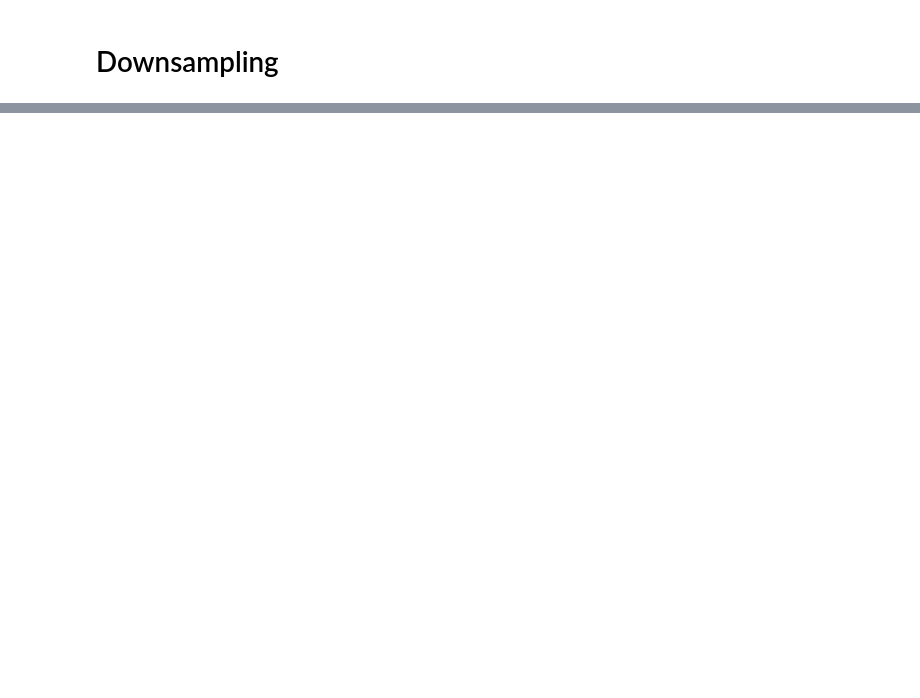
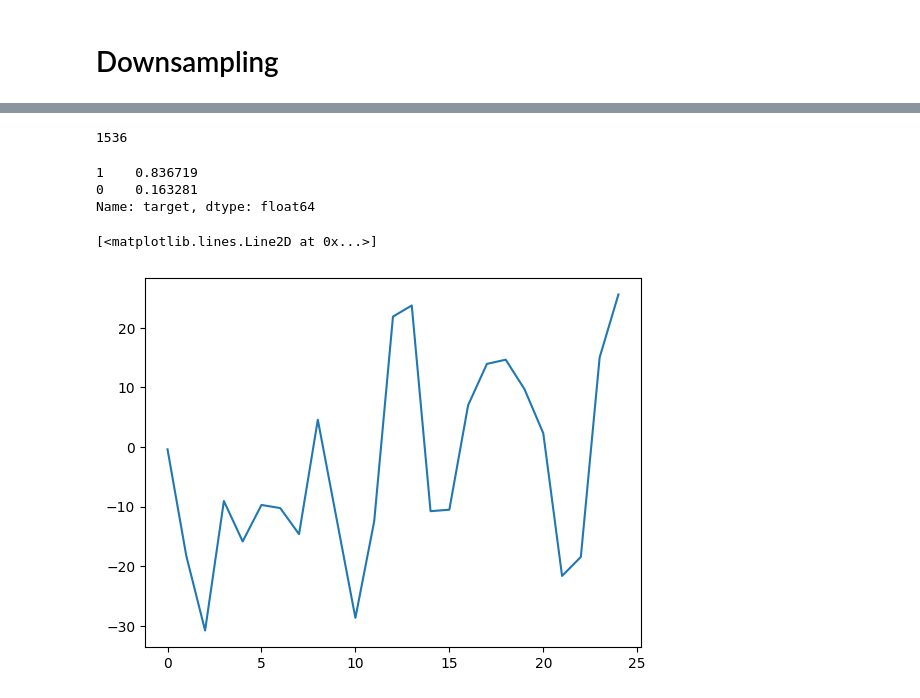
Before and after one commit to mariaaraujovitoria/SeizurePredict, a Jupyter notebook: notebooks/third_model_10_patients-flor.ipynb, the cells around one changed output, grey strips where cells are left out. Drawn from its saved outputs; the diff is of its cells as text; code cells hidden in the pictures; blank space fills up the shorter version.

```diff
--- a/notebooks/third_model_10_patients-flor.ipynb
+++ b/notebooks/third_model_10_patients-flor.ipynb
@@ -301,0 +388,15 @@ df.head()
+# %%
+99866-98330
+# %% [output]
+1536
+# %%
+test_dec["target"].value_counts(normalize = True)
+# %% [output]
+1    0.836719
+0    0.163281
+Name: target, dtype: float64
+# %%
+plt.plot(test_dec.iloc[0:25,0])
+# %% [output]
+[<matplotlib.lines.Line2D at 0x...>]
+[figure, added]
```
Also changed, not shown: parts of 47 cells of this notebook, 8 other files.
